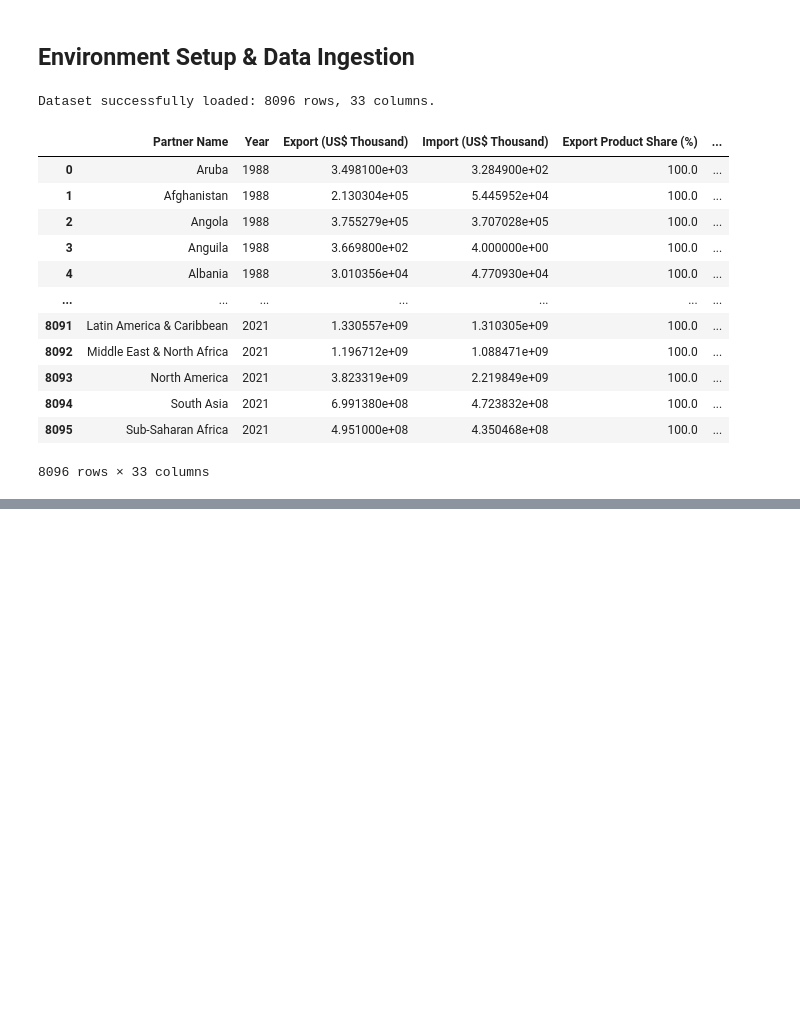
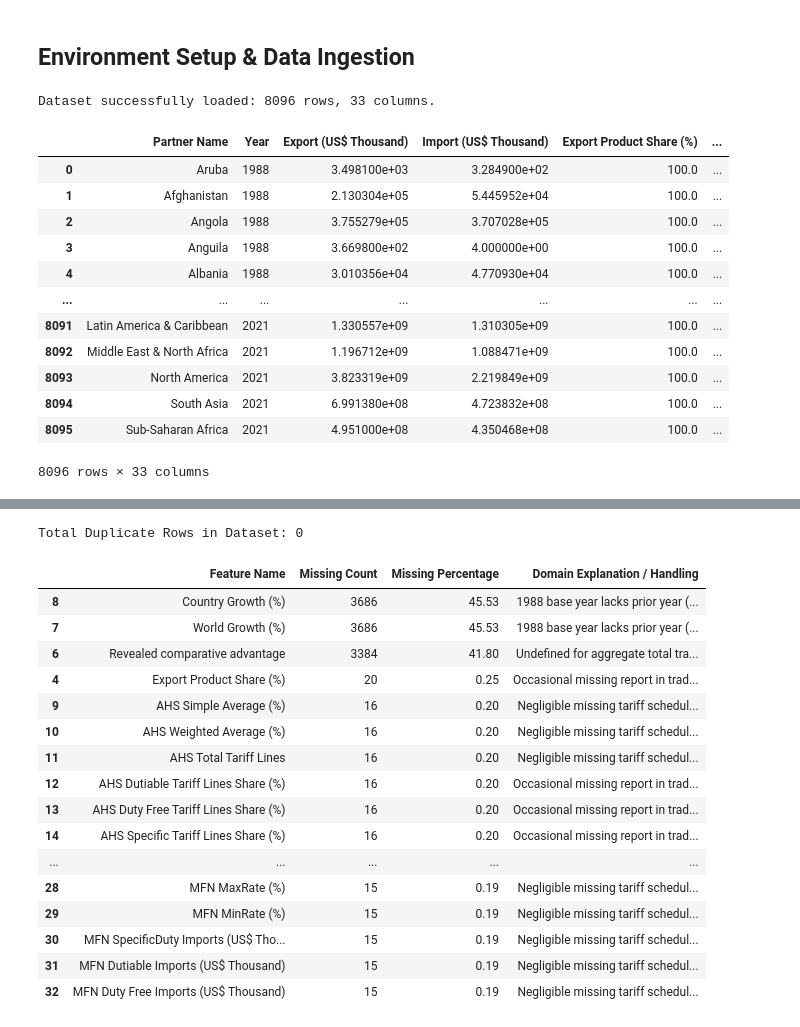
Before and after one commit to Smswad/34_years_world_export_import_dataset, a Jupyter notebook: dataset_exploration_initial_analysis.ipynb, the cells around one changed output, grey strips where cells are left out. Saved outputs shown, nothing was run; the diff lists cells and outputs as text; code cells hidden in the pictures; blank space fills up the shorter version.

```diff
--- a/dataset_exploration_initial_analysis.ipynb
+++ b/dataset_exploration_initial_analysis.ipynb
@@ -160,0 +467,59 @@ df.info()
+# %%
+# ==============================================================================
+# Task 6: Data Quality Assessment
+# Contributor: Group 7
+# Description: Missing value audit, duplicate detection, and handling recommendations
+# ==============================================================================
+
+# 1. Duplicate row check
+num_duplicates = df.duplicated().sum()
+print(f"Total Duplicate Rows in Dataset: {num_duplicates}")
+
+# 2. Comprehensive Missing Value Audit Table
+null_counts = df.isna().sum()
+null_percentages = (null_counts / len(df)) * 100
+
+data_quality_df = pd.DataFrame({
+    "Feature Name": df.columns,
+    "Missing Count": null_counts.values,
+    "Missing Percentage": null_percentages.round(2).values
+})
+
+# Filter to features that have any missing values
+missing_only = data_quality_df[data_quality_df["Missing Count"] > 0].sort_values(by="Missing Count", ascending=False)
+
+def explain_missing(row):
+    feat = row["Feature Name"]
+    if "Growth" in feat:
+        return "1988 base year lacks prior year (1987) baseline + unrecorded growth in some states"
+    elif "advantage" in feat:
+        return "Undefined for aggregate total trade or unclassified regional groups"
+    elif "Share" in feat:
+        return "Occasional missing report in trade composition"
+    else:
+        return "Negligible missing tariff schedules (<0.2%)"
+
+missing_only["Domain Explanation / Handling"] = missing_only.apply(explain_missing, axis=1)
+
+pd.set_option("display.max_rows", 35)
+display(missing_only)
+pd.set_option("display.max_rows", 10)
+# %% [output]
+Total Duplicate Rows in Dataset: 0
+|  | Feature Name | Missing Count | Missing Percentage | Domain Explanation / Handling |
+| 8 | Country Growth (%) | 3686 | 45.53 | 1988 base year lacks prior year (... |
+| 7 | World Growth (%) | 3686 | 45.53 | 1988 base year lacks prior year (... |
+| 6 | Revealed comparative advantage | 3384 | 41.80 | Undefined for aggregate total tra... |
+| 4 | Export Product Share (%) | 20 | 0.25 | Occasional missing report in trad... |
+| 9 | AHS Simple Average (%) | 16 | 0.20 | Negligible missing tariff schedul... |
+| 10 | AHS Weighted Average (%) | 16 | 0.20 | Negligible missing tariff schedul... |
+| 11 | AHS Total Tariff Lines | 16 | 0.20 | Negligible missing tariff schedul... |
+| 12 | AHS Dutiable Tariff Lines Share (%) | 16 | 0.20 | Occasional missing report in trad... |
+| 13 | AHS Duty Free Tariff Lines Share (%) | 16 | 0.20 | Occasional missing report in trad... |
+| 14 | AHS Specific Tariff Lines Share (%) | 16 | 0.20 | Occasional missing report in trad... |
+| ... | ... | ... | ... | ... |
+| 28 | MFN MaxRate (%) | 15 | 0.19 | Negligible missing tariff schedul... |
+| 29 | MFN MinRate (%) | 15 | 0.19 | Negligible missing tariff schedul... |
+| 30 | MFN SpecificDuty Imports (US$ Tho... | 15 | 0.19 | Negligible missing tariff schedul... |
+| 31 | MFN Dutiable Imports (US$ Thousand) | 15 | 0.19 | Negligible missing tariff schedul... |
+| 32 | MFN Duty Free Imports (US$ Thousand) | 15 | 0.19 | Negligible missing tariff schedul... |
```
Also changed, not shown: parts of 29 cells of this notebook.
